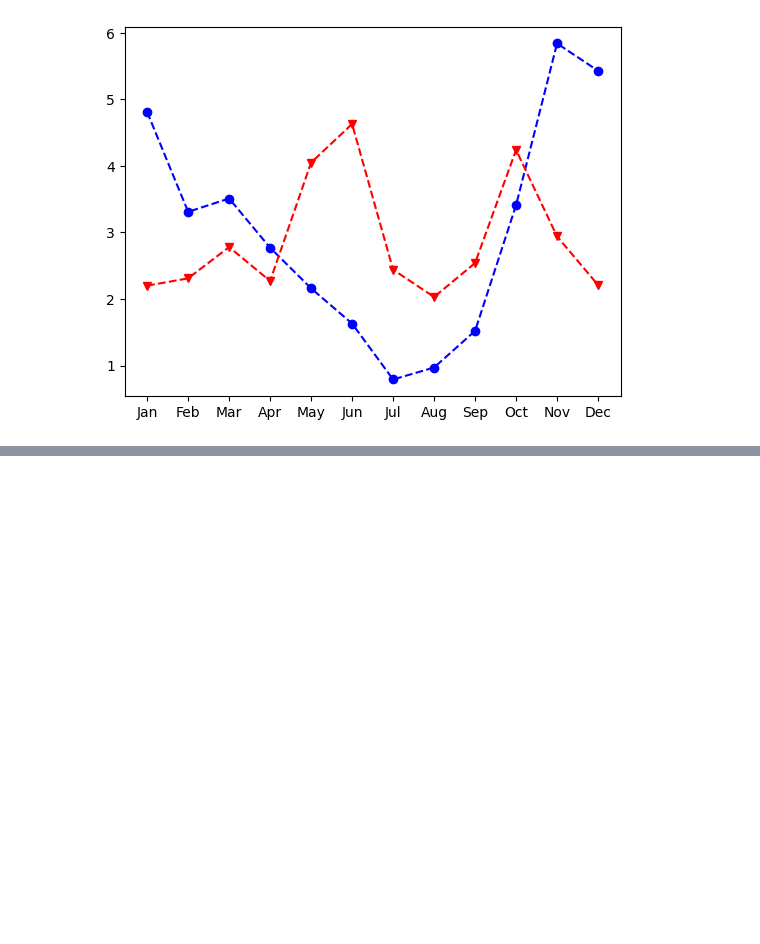
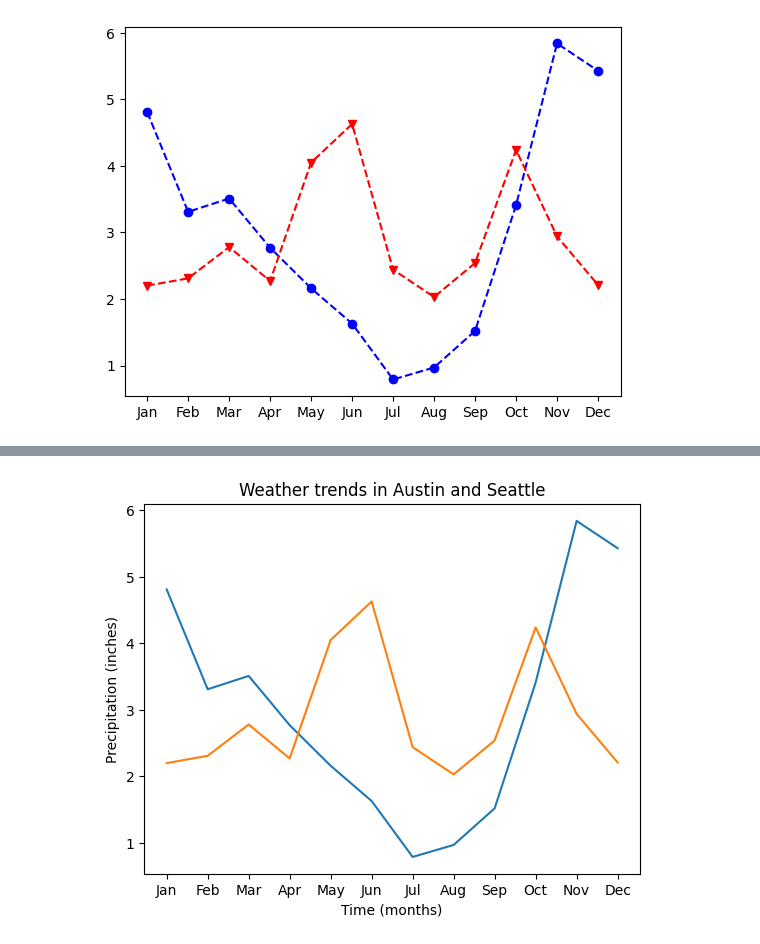
Before and after one commit to shreyasarker/Datacamp-Learning-2025, a Jupyter notebook: 04-Intro-to-data-visualization-with-matplotlib/02-CustomizingYourPlots.ipynb, the cells around one changed output, grey strips where cells are left out. Drawn from its saved outputs; the diff is of its cells as text; code cells hidden in the pictures; blank space fills up the shorter version.

Commit message:
Done: Matplotlib => Customizing your plots

```diff
--- a/04-Intro-to-data-visualization-with-matplotlib/02-CustomizingYourPlots.ipynb
+++ b/04-Intro-to-data-visualization-with-matplotlib/02-CustomizingYourPlots.ipynb
@@ -76,0 +92,21 @@ plt.show()
+# %%
+# Generate a Figure and Axes object
+fig, ax = plt.subplots()
+
+# Plot precipitation data for both cities
+ax.plot(seattle_weather["MONTH"], seattle_weather["MLY-PRCP-NORMAL"])
+ax.plot(austin_weather["MONTH"], austin_weather["MLY-PRCP-NORMAL"])
+
+# Set x-axis label
+ax.set_xlabel("Time (months)")
+
+# Set y-axis label
+ax.set_ylabel("Precipitation (inches)")
+
+# Set the plot title
+ax.set_title("Weather trends in Austin and Seattle")
+
+# Show the final plot
+plt.show()
+# %% [output]
+[figure, added]
```
Also changed, not shown: parts of 1 cell of this notebook, 1 other file.
